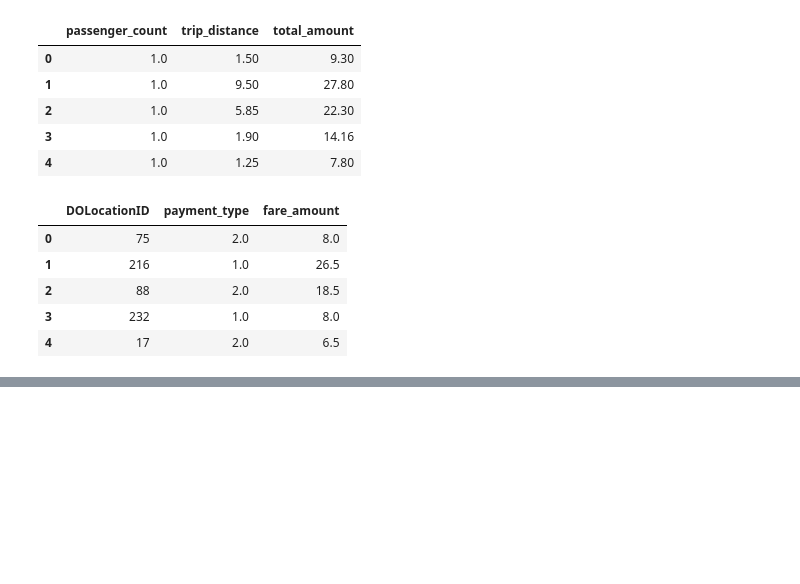
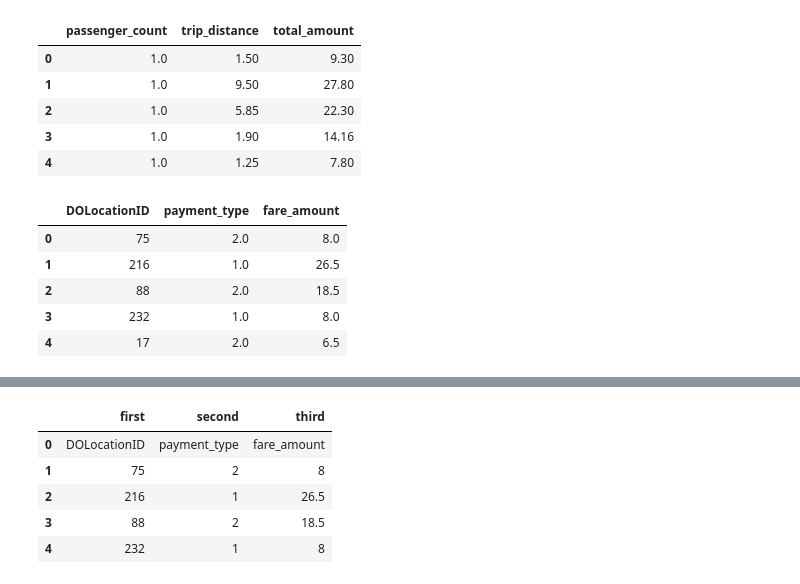
Before and after one commit to opagani/2024-08Aug-pandas-csv, a Jupyter notebook: LernerPython - 2024-08Aug-pandas-csv.ipynb, the cells around one changed output, grey strips where cells are left out. Cells and saved outputs as stored; diff of their text form; code cells hidden in the pictures; blank space fills up the shorter version.

```diff
--- a/LernerPython - 2024-08Aug-pandas-csv.ipynb
+++ b/LernerPython - 2024-08Aug-pandas-csv.ipynb
@@ -308,0 +296,12 @@ VendorID,tpep_pickup_datetime,tpep_dropoff_datetime,passenger_count,trip_distanc
+# %%
+df = pd.read_csv('nyc_taxi_2020-07.csv',
+                 usecols=[10, 8, 9],
+                names=['first', 'second', 'third'])
+df.head()
+# %% [output]
+|  | first | second | third |
+| 0 | DOLocationID | payment_type | fare_amount |
+| 1 | 75 | 2 | 8 |
+| 2 | 216 | 1 | 26.5 |
+| 3 | 88 | 2 | 18.5 |
+| 4 | 232 | 1 | 8 |
```
Also changed, not shown: parts of 2 cells of this notebook.
